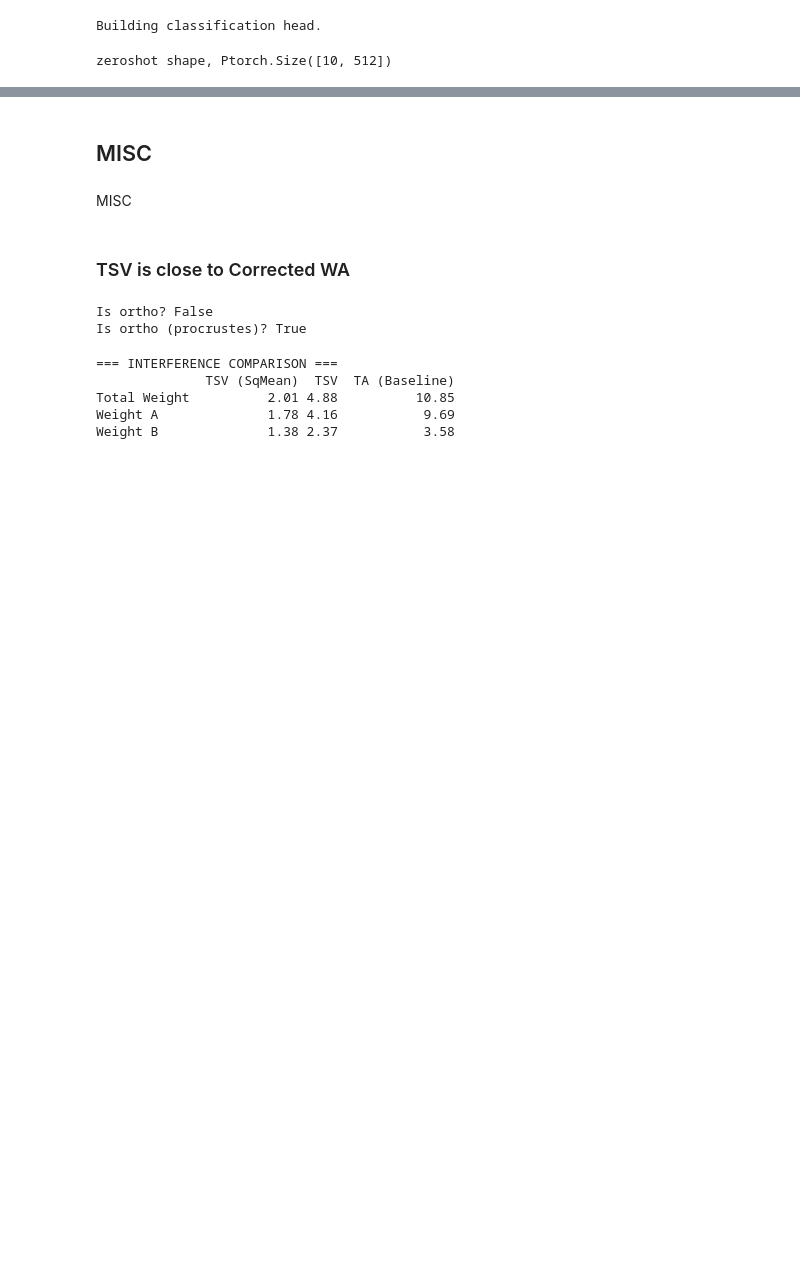
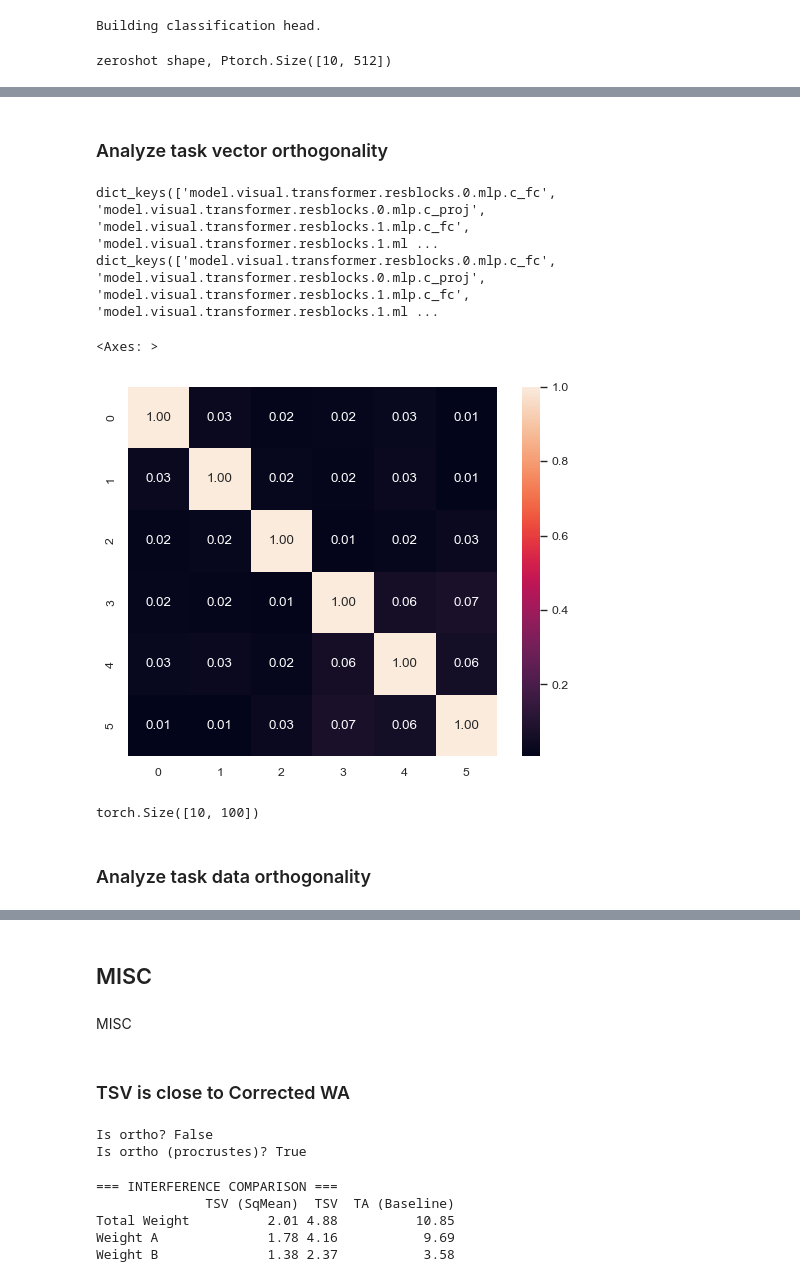
Before and after one commit to AntoAndGar/task_singular_vectors, a Jupyter notebook: anaylsis.ipynb, the cells around one changed output, grey strips where cells are left out. Drawn from its saved outputs; the diff is of its cells as text; code cells hidden in the pictures; blank space fills up the shorter version.

```diff
--- a/anaylsis.ipynb
+++ b/anaylsis.ipynb
@@ -844,0 +1131,53 @@ for _ in range(100):
+# %%
+# Save as a dict using pickle
+import pickle
+import os.path as osp
+mats_dir = "results"
+os.makedirs(mats_dir, exist_ok=True)
+save_dict = {
+    "datasets": datasets,
+    "weights": {k: v.numpy() for k, v in mats.items()}
+}
+with open(osp.join(mats_dir, f"mats.pkl"), "wb") as f:
+    pickle.dump(save_dict, f)
+# %%
+# Load as a dict
+import pickle
+import os.path as osp
+mats_dir = "results/mats"
+with open(osp.join(mats_dir, f"mats.pkl"), "rb") as f:
+    mats_dict = pickle.load(f)
+mats_dict['weights'].keys()
+# %% [markdown]
+### Analyze task vector orthogonality
+# %%
+import pickle
+import os.path as osp
+results_dir = "results"
+
+with open(osp.join(results_dir, f"mats.pkl"), "rb") as f:
+    mats_dict = pickle.load(f)
+
+mats = mats_dict['weights']
+mats = {k.replace("image_encoder.", "").replace(".weight", ""): v for k, v in mats.items()}
+
+print(covs.keys())
+print(mats.keys())
+k = 'model.visual.transformer.resblocks.0.mlp.c_fc'
+m = torch.from_numpy(mats[k])
+m_tilde = m / torch.linalg.norm(m, dim=-1, keepdim=True)
+z = torch.einsum('toi,loi->otl', m_tilde, m_tilde)
+sns.heatmap(z.mean(dim=0).numpy(), cmap="rocket", square=True, annot=True, fmt=".2f")
+# %% [output]
+dict_keys(['model.visual.transformer.resblocks.0.mlp.c_fc', 'model.visual.transformer.resblocks.0.mlp.c_proj', 'model.visual.transformer.resblocks.1.mlp.c_fc', 'model.visual.transformer.resblocks.1.ml ...
+dict_keys(['model.visual.transformer.resblocks.0.mlp.c_fc', 'model.visual.transformer.resblocks.0.mlp.c_proj', 'model.visual.transformer.resblocks.1.mlp.c_fc', 'model.visual.transformer.resblocks.1.ml ...
+<Axes: >
+[figure, added]
+# %%
+import torch
+linear = torch.nn.Linear(in_features=100, out_features=10)
+linear.weight.shape
+# %% [output]
+torch.Size([10, 100])
+# %% [markdown]
+### Analyze task data orthogonality
```
Also changed, not shown: parts of 28 cells of this notebook, 13 other files.
